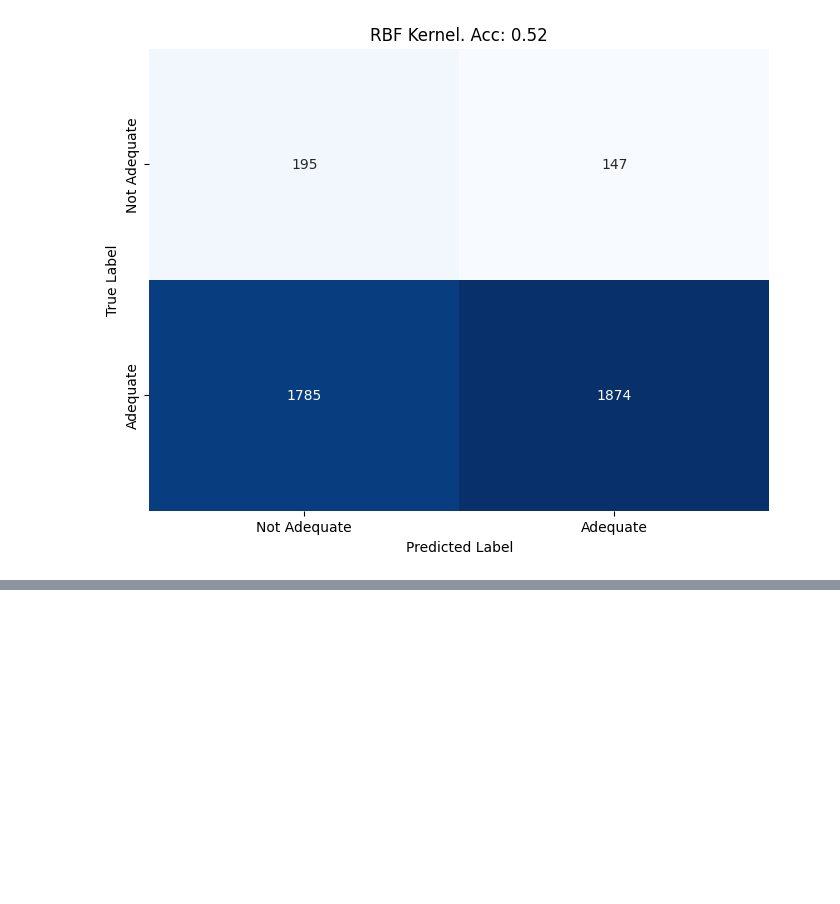
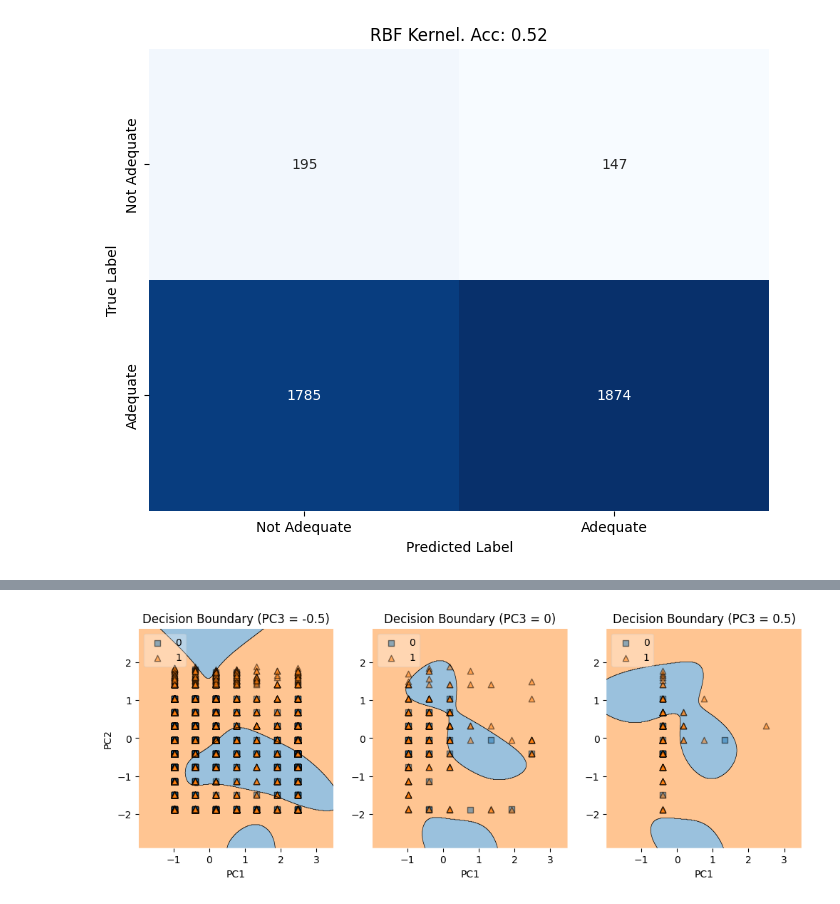
Before and after one commit to DiegoOlaya/rental-housing-cost, a Jupyter notebook: notebooks/supervised_models/svm.ipynb, the cells around one changed output, grey strips where cells are left out. Cells and saved outputs as stored; diff of their text form; code cells hidden in the pictures; blank space fills up the shorter version.

```diff
--- a/notebooks/supervised_models/svm.ipynb
+++ b/notebooks/supervised_models/svm.ipynb
@@ -148,0 +217,29 @@ plt.show()
+# %%
+## Visualize decision boundary.
+from mlxtend.plotting import plot_decision_regions
+
+# Make plot containers.
+fig, ax = plt.subplots(nrows = 1, ncols = 3, figsize=(12, 4))
+# Plot the boundaries.
+values = [-0.5, 0, 0.5]
+width = 0.65
+for val, axis in zip(values, ax.flat):
+    plot_decision_regions(
+        X=pc_train.drop(columns=['ADEQUACY']).to_numpy(),
+        y=pc_train['ADEQUACY'].to_numpy(),
+        clf=svm_pca,
+        ax=axis,
+        legend=2,
+        feature_index=[0, 1],
+        filler_feature_values={2: val, 3: val, 4: val, 5: val},
+        filler_feature_ranges={2: width, 3: width, 4: width, 5: width},
+        scatter_kwargs={'alpha': 0.5},
+        n_jobs=8,
+    )
+    # Axis Lables and Title
+    axis.set_xlabel('PC1')
+    axis.set_title('Decision Boundary (PC3 = {})'.format(val))
+ax[0].set_ylabel('PC2')
+plt.show()
+# %% [output]
+[figure, added]
```
Also changed, not shown: parts of 8 cells of this notebook, 1 other file.
